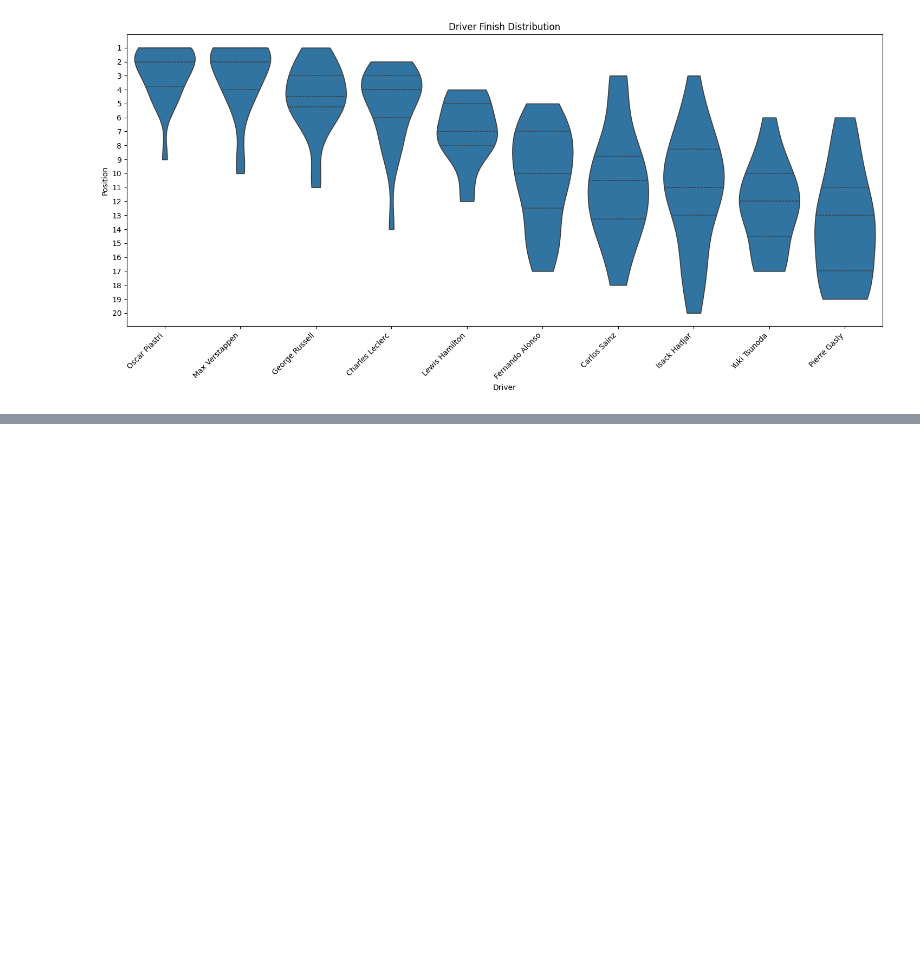
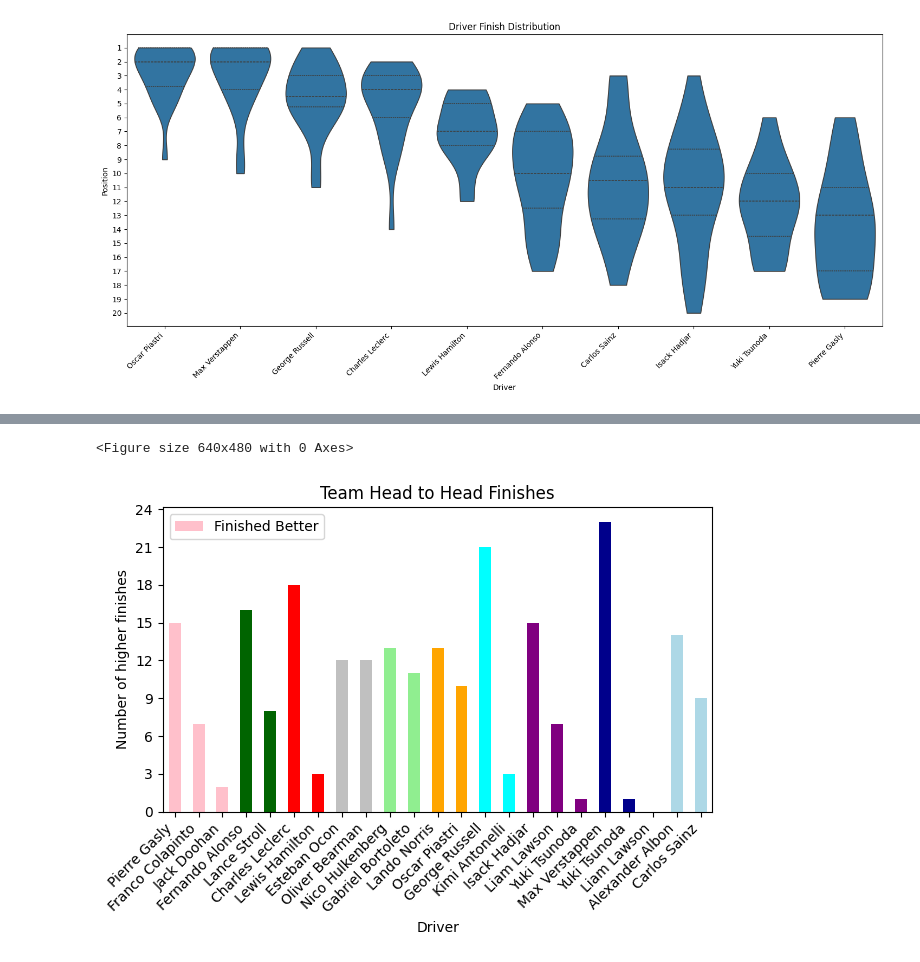
Before and after one commit to mw2304/FreeformProgramming, a Jupyter notebook: FreeFormProgrammingipynb.ipynb, the cells around one changed output, grey strips where cells are left out. Drawn from its saved outputs; the diff is of its cells as text; code cells hidden in the pictures; blank space fills up the shorter version.

Commit message:
edit code, head to head plot

```diff
--- a/FreeFormProgrammingipynb.ipynb
+++ b/FreeFormProgrammingipynb.ipynb
@@ -382,0 +379,27 @@ AttributeError: 'DataFrameGroupBy' object has no attribute 'groupby'
+# %%
+#10 team driver head to head
+
+f12025['Team_order'] = (f12025.groupby(['Team', 'Track'])['Position_racefin'].rank(method='min')).astype(int)
+
+f12025['Finished Better']= (f12025['Team_order']==1 ).astype(int)
+
+
+seasonfinish= f12025.groupby(['Team', 'Driver'])['Finished Better'].sum().reset_index()
+seasonfinish = seasonfinish.sort_values(['Team','Finished Better'], ascending= [True, False])
+#print(seasonfinish)
+
+
+plt.figure()
+team_colors = {'Red Bull Racing Honda RBPT': 'darkblue', 'Racing Bulls Honda RBPT': 'purple', 'Mercedes' :'cyan', 'McLaren Mercedes': 'orange', 'Ferrari': 'red', 'Williams Mercedes': 'lightblue', 'Haas Ferrari': 'silver', 'Aston Martin Aramco Mercedes':'darkgreen', 'Kick Sauber Ferrari': 'lightgreen', 'Alpine Renault': 'pink'}
+colors = [team_colors[team] for team in seasonfinish['Team']]
+seasonfinish.plot(kind='bar', x= 'Driver', y='Finished Better', color=colors)
+plt.title('Team Head to Head Finishes')
+plt.xlabel('Driver')
+plt.ylabel('Number of higher finishes')
+plt.xticks(rotation=45, ha='right')
+plt.gca().yaxis.set_major_locator(plt.MaxNLocator(integer=True))
+plt.tight_layout()
+plt.show()
+# %% [output]
+<Figure size 640x480 with 0 Axes>
+[figure, added]
```
Also changed, not shown: parts of 5 cells of this notebook.
